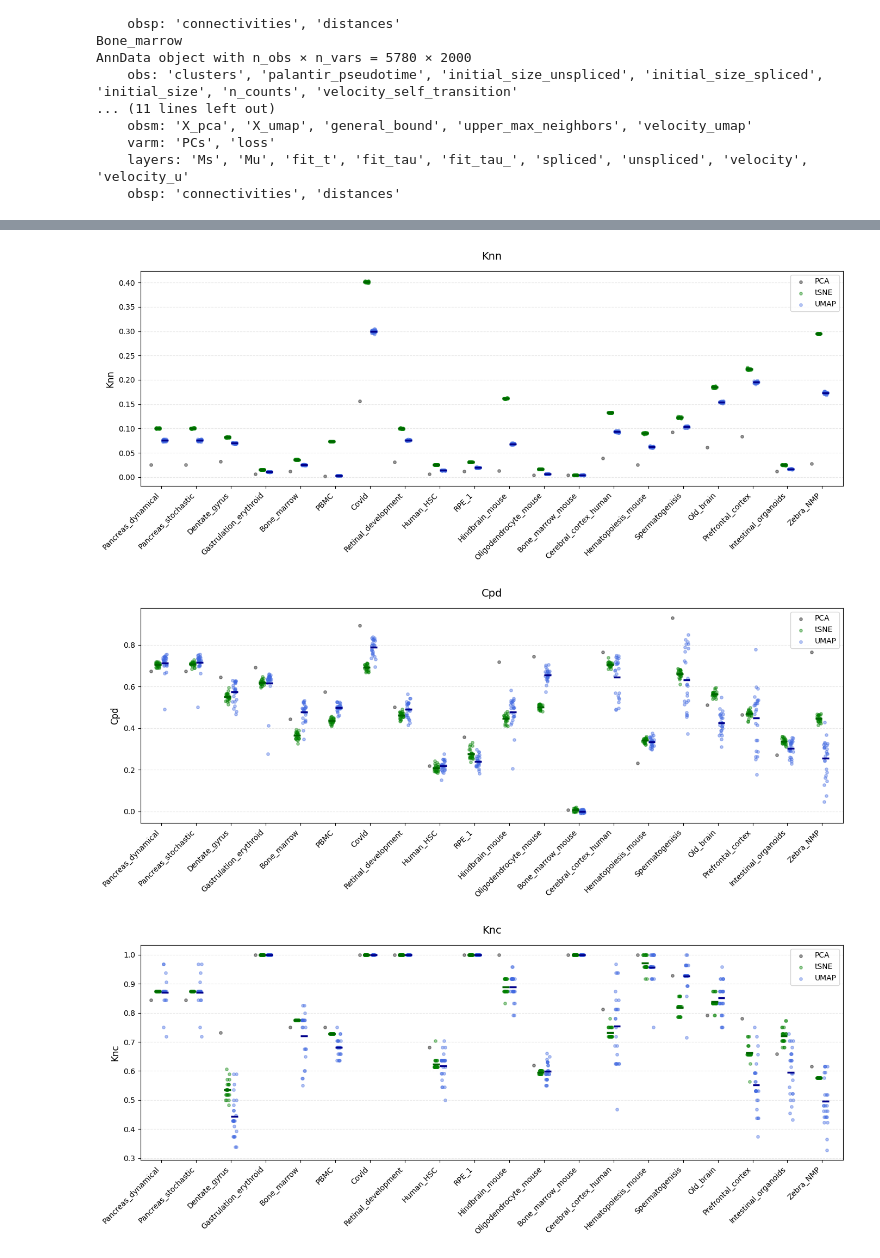
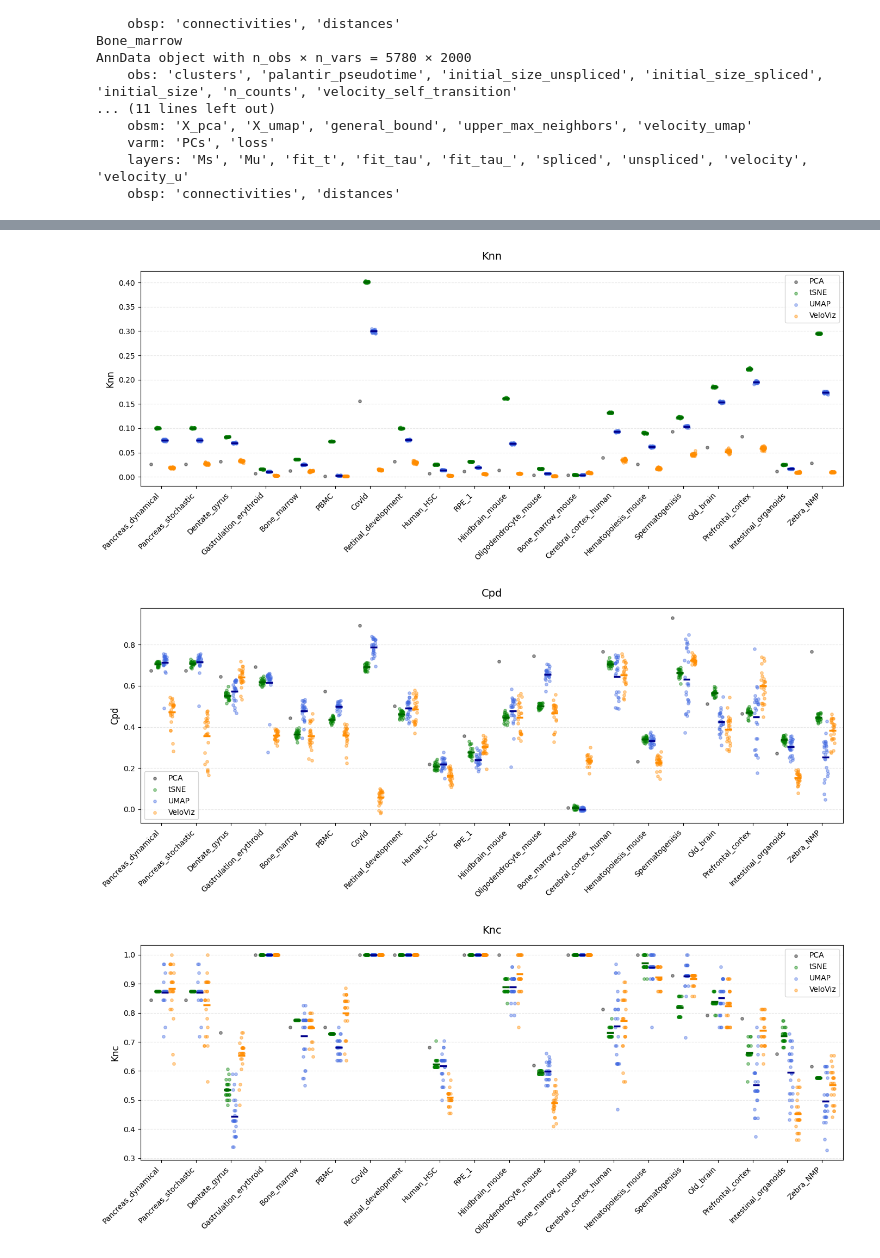
Before and after one commit to Johanna-Engeln/masterthesis_velocity, a Jupyter notebook: script/0728_embbedding_qc.ipynb, the cells around one changed output, grey strips where cells are left out. Drawn from its saved outputs; the diff is of its cells as text; code cells hidden in the pictures.

Commit message:
Update with all embedding methods

```diff
--- a/script/0728_embbedding_qc.ipynb
+++ b/script/0728_embbedding_qc.ipynb
@@ -204,12 +236,7 @@ df
 # %%
-
-# Define the metrics you want to plot
+# Define baselines in accordance with the embedding plots
 metrics = ['trustworthiness', 'continuity', 'knn', 'cpd', 'knc']
-
-# Get the unique datasets to set up the x-axis
 datasets = df['dataset'].unique()
-
-# Define offsets and colors for tSNE and UMAP (only two embeddings in the image)
 offsets = {'pca': -0.3, 'tsne': -0.1, 'umap': 0.1, 'veloviz': 0.3}
 colors = {'pca': 'black', 'tsne': 'green', 'umap': 'royalblue', 'veloviz': 'darkorange'}
 
@@ -256,6 +283,17 @@ for metric in metrics:
             if 'UMAP' not in legend_elements:
                 legend_elements['UMAP'] = h_umap
 
+        # --- Plot Veloviz ---
+        velo_vals = ds_data[ds_data['embedding'] == 'veloviz'][metric].values
+        if len(velo_vals) > 0:
+            x_velo = i + offsets['veloviz']
+            h_velo = ax.scatter(add_jitter(x_velo, velo_vals), velo_vals, color=colors['veloviz'], alpha=0.4, s=15)
+            # Add mean line
+            ax.hlines(np.mean(velo_vals), x_velo-0.1, x_velo+0.1, color='darkorange', linewidth=2.5)
+
+            if 'VeloViz' not in legend_elements:
+                legend_elements['VeloViz'] = h_velo
+
     # --- Formatting the plot ---
     ax.set_xticks(range(len(datasets)))
     ax.set_xticklabels(datasets, rotation=45, ha='right', fontsize=10)
@@ -276,3 +314,3 @@ for metric in metrics:
-[figure, old version]
+[figure, new version]
-[figure, old version]
+[figure, new version]
-[figure, old version]
+[figure, new version]
```
Also changed, not shown: parts of 4 cells of this notebook.
